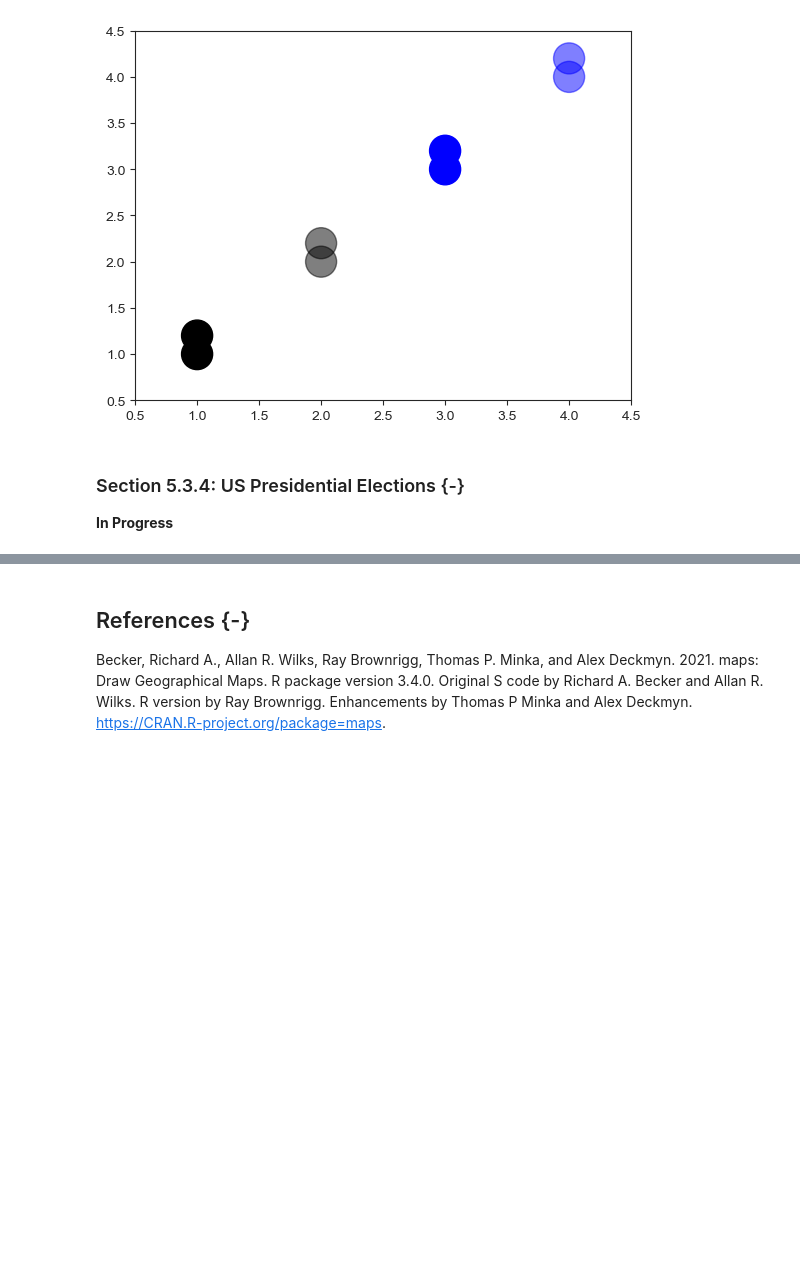
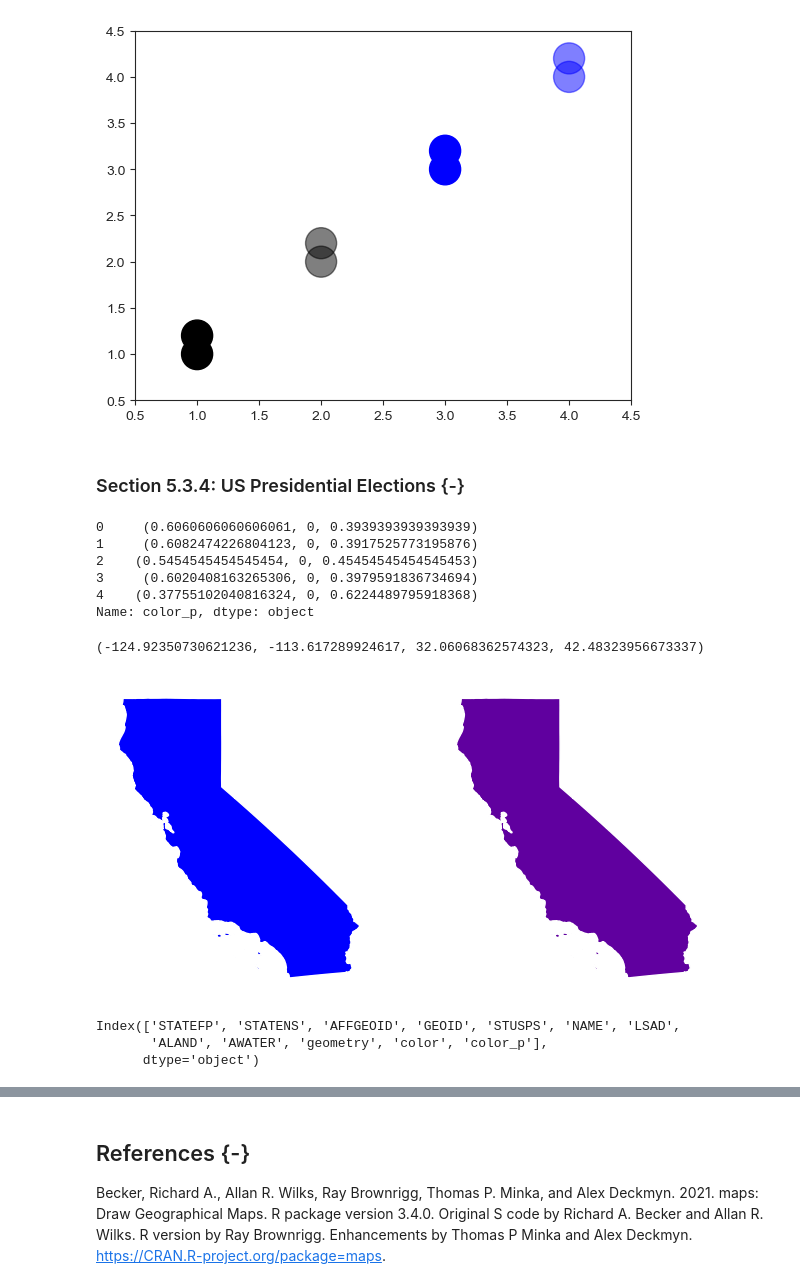
Before and after one commit to jeffallen13/qsspy, a Jupyter notebook: DISCOVERY/discovery-py.ipynb, the cells around one changed output, grey strips where cells are left out. Drawn from its saved outputs; the diff is of its cells as text; code cells hidden in the pictures; blank space fills up the shorter version.

```diff
--- a/DISCOVERY/discovery-py.ipynb
+++ b/DISCOVERY/discovery-py.ipynb
@@ -1003,9 +1003,9 @@ usa_cont_capitals = (
 )
 # %%
 # Re-project the usa_cont GeoDataFrame to match the CRS of the us_cities
-usa_cont = usa_cont.to_crs(us_cities.crs)
+usa_cont2 = usa_cont.to_crs(us_cities.crs)
 
-usa_cont.crs
+usa_cont2.crs
 # %% [output]
 <Geographic 2D CRS: EPSG:4326>
 Name: WGS 84
@@ -1031,7 +1031,7 @@ base_map.set_title('US state capitals')
 Text(0.5, 1.0, 'US state capitals')
 [figure]
 # %%
-california = usa_cont.loc[usa_cont['NAME']=='California']
+california = usa_cont2.loc[usa_cont['NAME']=='California']
 
 cal_cities = us_cities.loc[us_cities['country_etc']=='CA']
 
@@ -1185,5 +1184,53 @@ plt.ylim(0.5, 4.5)
 [figure]
 # %% [markdown]
 ### Section 5.3.4: US Presidential Elections {-}
-
-**In Progress**
+# %%
+pres08 = pd.read_csv('pres08.csv')
+
+# two-party vote share
+pres08['Dem'] = pres08['Obama'] / (pres08['Obama'] + pres08['McCain'])
+pres08['Rep'] = pres08['McCain'] / (pres08['Obama'] + pres08['McCain'])
+
+# assign red and blue colors based on two-party vote share
+pres08['color'] = np.where(pres08['Rep'] > pres08['Dem'], 'r', 'b')
+
+# add tuples of rgb values based on two-party vote share
+pres08['color_p'] = pres08.apply(lambda x: (x['Rep'], 0, x['Dem']), axis=1)
+
+pres08['color_p'].head(5)
+# %% [output]
+0     (0.6060606060606061, 0, 0.3939393939393939)
+1     (0.6082474226804123, 0, 0.3917525773195876)
+2    (0.5454545454545454, 0, 0.45454545454545453)
+3     (0.6020408163265306, 0, 0.3979591836734694)
+4    (0.37755102040816324, 0, 0.6224489795918368)
+Name: color_p, dtype: object
+# %%
+fig, axs = plt.subplots(1, 2, figsize=(8,4))
+
+# California as a blue state
+california.plot(ax=axs[0],
+                color=pres08['color'].loc[pres08.state=='CA'].iloc[0])
+
+axs[0].axis('off')
+
+# California as a purple state
+california.plot(ax=axs[1],
+                color=pres08['color_p'].loc[pres08.state=='CA'].iloc[0])
+
+axs[1].axis('off')
+# %% [output]
+(-124.92350730621236, -113.617289924617, 32.06068362574323, 42.48323956673337)
+[figure, added]
+# %%
+# merge the GeoDataFrame and the colors from pres08 on state abbreviations
+usa_cont = pd.merge(
+    usa_cont, pres08[['state', 'color', 'color_p']],
+    left_on='STUSPS', right_on='state', how='left'
+).drop('state', axis='columns')
+
+usa_cont.columns
+# %% [output]
+Index(['STATEFP', 'STATENS', 'AFFGEOID', 'GEOID', 'STUSPS', 'NAME', 'LSAD',
+       'ALAND', 'AWATER', 'geometry', 'color', 'color_p'],
+      dtype='object')
```
Also changed, not shown: parts of 11 cells of this notebook, 2 other files.
